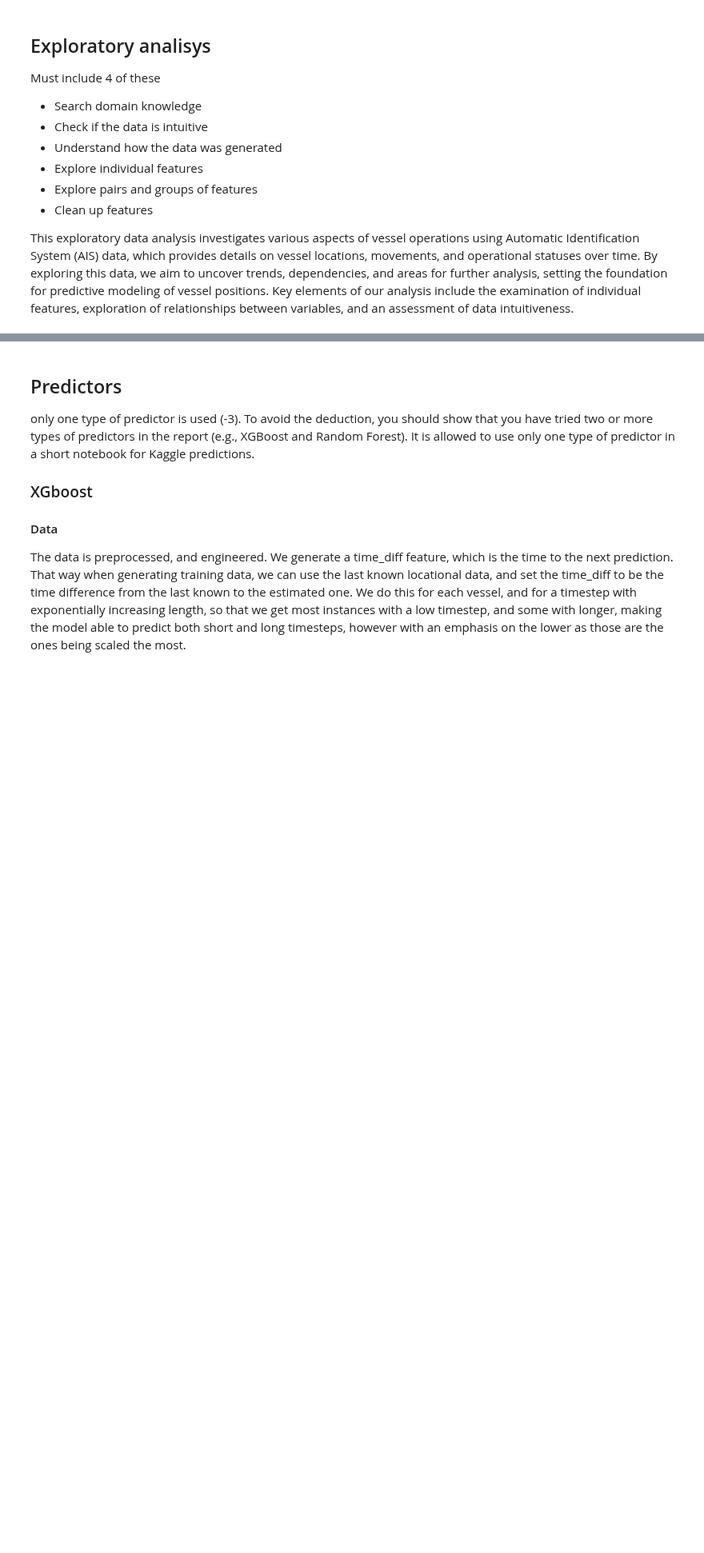
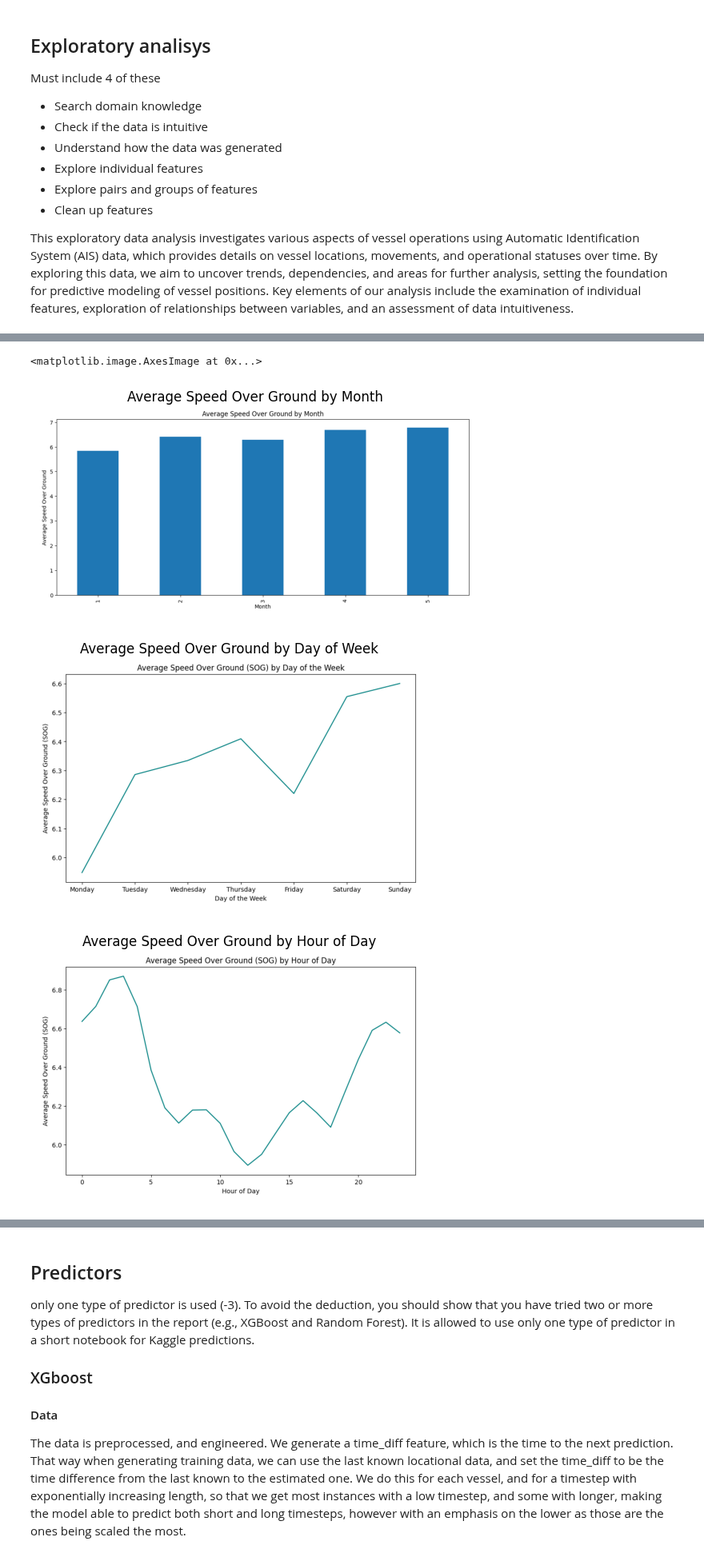
Before and after one commit to iverri/ML-Group-Project, a Jupyter notebook: Deliverables/report.ipynb, the cells around one changed output, grey strips where cells are left out. Shown at 80% size. Saved outputs shown, nothing was run; the diff lists cells and outputs as text; code cells hidden in the pictures; blank space fills up the shorter version.

```diff
--- a/Deliverables/report.ipynb
+++ b/Deliverables/report.ipynb
@@ -50,0 +36,21 @@ plt.show()
+# %%
+img1 = mpimg.imread("EDA_images/average_sog_by_month.png")
+img2 = mpimg.imread("EDA_images/average_sog_by_day_of_week.png")
+img3 = mpimg.imread("EDA_images/average_sog_by_hour_of_day.png")
+plt.figure(figsize=(7, 4))
+plt.title("Average Speed Over Ground by Month")
+plt.axis("off")
+plt.imshow(img1)
+plt.figure(figsize=(7, 4))
+plt.title("Average Speed Over Ground by Day of Week")
+plt.axis("off")
+plt.imshow(img2)
+plt.figure(figsize=(7, 4))
+plt.title("Average Speed Over Ground by Hour of Day")
+plt.axis("off")
+plt.imshow(img3)
+# %% [output]
+<matplotlib.image.AxesImage at 0x...>
+[figure, added]
+[figure, added]
+[figure, added]
```
Also changed, not shown: parts of 10 cells of this notebook.
